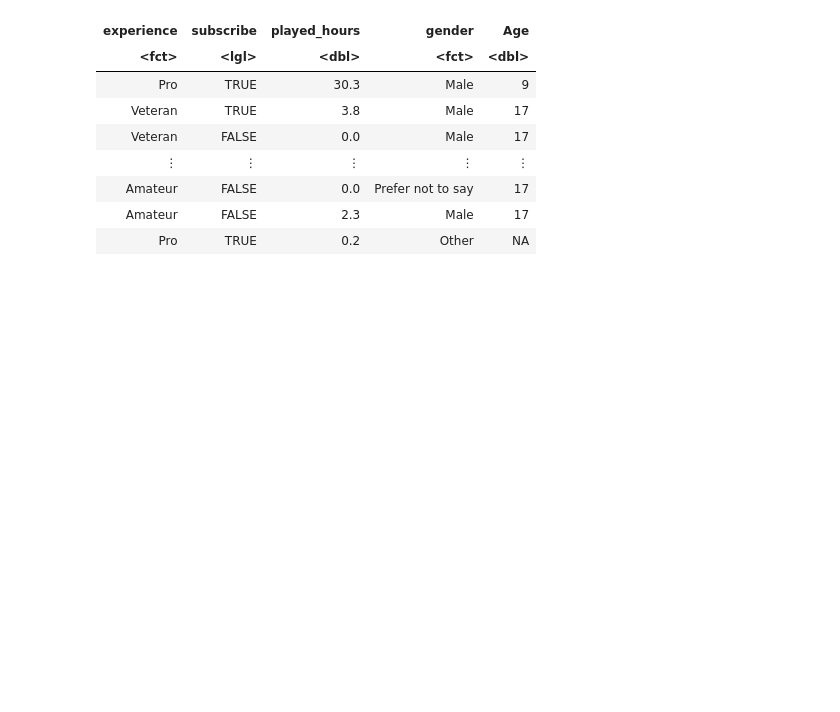
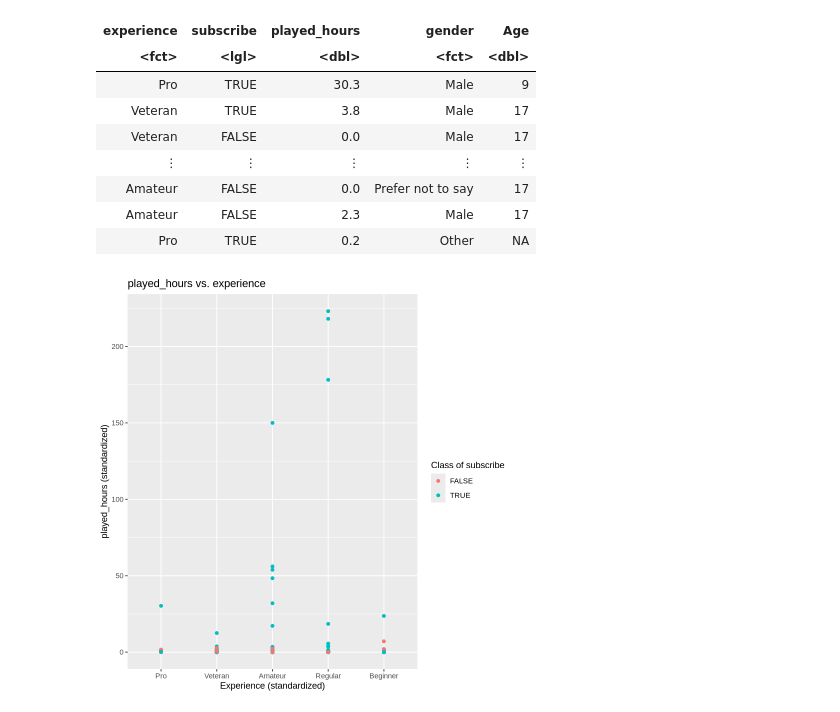
Before and after one commit to AdrianProgramming/dsci-100-2025s1-adrian, a Jupyter notebook: minecraft.ipynb, the cells around one changed output. Cells and saved outputs as stored; diff of their text form; code cells hidden in the pictures; blank space fills up the shorter version.

```diff
--- a/minecraft.ipynb
+++ b/minecraft.ipynb
@@ -82,3 +82,15 @@ A tibble: 196 × 5
 | Amateur | FALSE | 0.0 | Prefer not to say | 17 |
 | Amateur | FALSE | 2.3 | Male | 17 |
 | Pro | TRUE | 0.2 | Other | NA |
+# %%
+experience_played_hours_plot <- newest_players |>
+   ggplot(aes(x = experience, y = played_hours, color = subscribe)) +
+   geom_point() +
+   xlab("Experience (standardized)") +
+   ylab("played_hours (standardized)") +
+   ggtitle("played_hours vs. experience") +
+   labs(color = "Class of subscribe")
+
+experience_played_hours_plot
+# %% [output]
+[figure, added]
```
Also changed, not shown: parts of 1 cell of this notebook.
